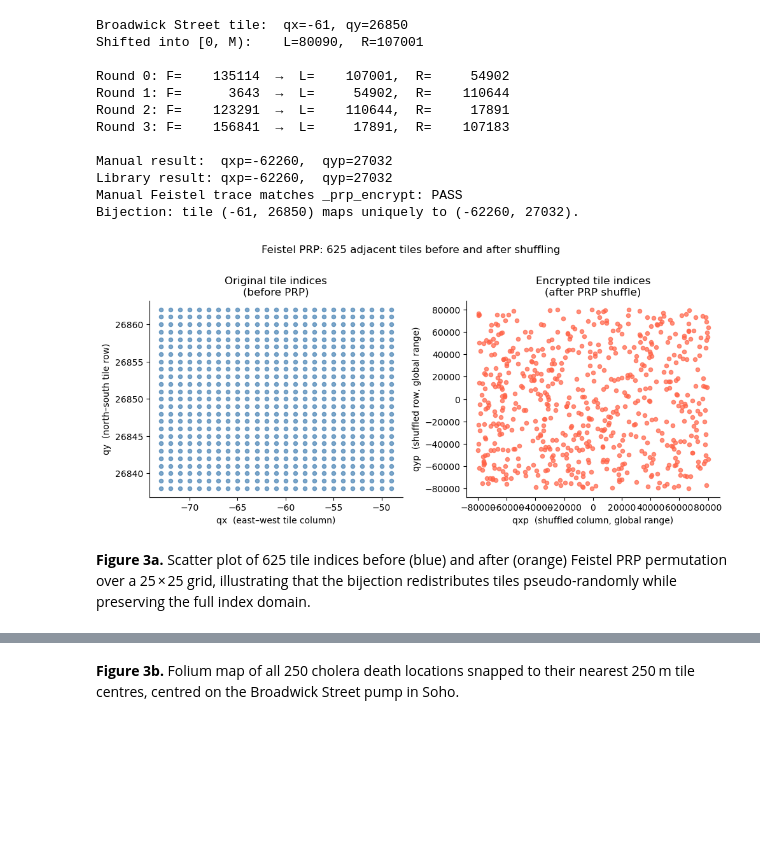
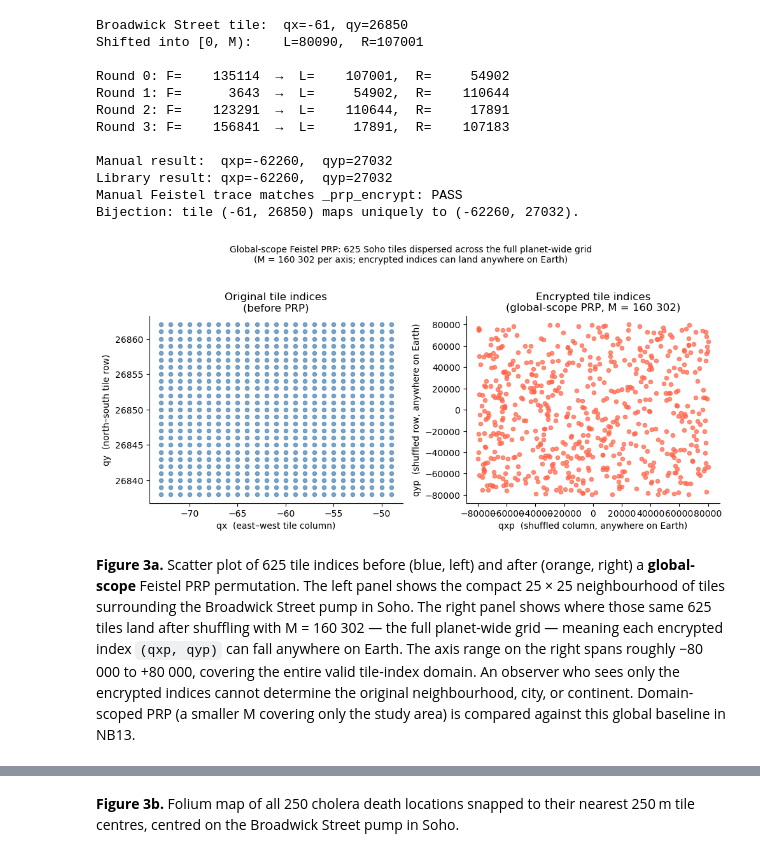
Before and after one commit to PHI-Case-Studies/2026-Map-Encryption-Library, a Jupyter notebook: 03-grid-snapping-and-prp.ipynb, the cells around one changed output, grey strips where cells are left out. Cells and saved outputs as stored; diff of their text form; code cells hidden in the pictures; blank space fills up the shorter version.

Commit message:
NB03 Figure 3a: label global-scope PRP in plot and caption
Right-panel subtitle now reads 'global-scope PRP, M = 160 302'.
Axis labels say 'anywhere on Earth'. Suptitle states M and planet-wide scope.
Caption explains axis range, forward-references NB13 domain-scoped comparison.

Co-Authored-By: Claude Sonnet 4.6 <noreply@anthropic.com>

```diff
--- a/03-grid-snapping-and-prp.ipynb
+++ b/03-grid-snapping-and-prp.ipynb
@@ -342,42 +342,46 @@ Bijection: tile (-61, 26850) maps uniquely to (-62260, 27032).
 #                             the records came from, or even which continent.
 
 prp_key   = hashlib.blake2s(b'nb03-scatter', digest_size=32).digest()  # demo key
 prp_tweak = b'nb03-demo'    # context string binding key to this specific use
 
 orig_qx, orig_qy   = [], []   # plaintext tile columns and rows
 enc_qxp, enc_qyp   = [], []   # encrypted (shuffled) tile columns and rows
 
 for dqx in range(-12, 13):       # 25 steps: qx − 12 … qx + 12
     for dqy in range(-12, 13):   # 25 steps: qy − 12 … qy + 12
         tqx, tqy = qx + dqx, qy + dqy
-        # Apply 10-round Feistel PRP (more rounds → harder to distinguish from random)
+        # Apply 10-round Feistel PRP over the full global grid (M = 160 302)
         tqxp, tqyp = _prp_encrypt(tqx, tqy, prp_key, prp_tweak, BIN, 10)
         orig_qx.append(tqx);  orig_qy.append(tqy)
         enc_qxp.append(tqxp); enc_qyp.append(tqyp)
 
 fig, (ax1, ax2) = plt.subplots(1, 2, figsize=(10, 4.5))
 
 # Left: compact input cluster — 25×25 tiles near the Soho outbreak centre
 ax1.scatter(orig_qx, orig_qy, c='steelblue', s=20, alpha=0.7)
 ax1.set_title('Original tile indices\n(before PRP)')
 ax1.set_xlabel('qx  (east–west tile column)')
 ax1.set_ylabel('qy  (north–south tile row)')
 
 # Right: dispersed output — the same 625 tiles mapped to random-looking positions
-# spanning the full ≈160 000-wide global index range
+# spanning the full global index range [−80 151, +80 150] on each axis (M = 160 302)
 ax2.scatter(enc_qxp, enc_qyp, c='tomato', s=20, alpha=0.7)
-ax2.set_title('Encrypted tile indices\n(after PRP shuffle)')
-ax2.set_xlabel('qxp  (shuffled column, global range)')
-ax2.set_ylabel('qyp  (shuffled row, global range)')
+ax2.set_title('Encrypted tile indices\n(global-scope PRP, M = 160 302)')
+ax2.set_xlabel('qxp  (shuffled column, anywhere on Earth)')
+ax2.set_ylabel('qyp  (shuffled row, anywhere on Earth)')
 
-fig.suptitle('Feistel PRP: 625 adjacent tiles before and after shuffling', y=1.01)
+fig.suptitle(
+    'Global-scope Feistel PRP: 625 Soho tiles dispersed across the full planet-wide grid\n'
+    '(M = 160 302 per axis; encrypted indices can land anywhere on Earth)',
+    y=1.03, fontsize=10
+)
 sns.despine()
 plt.tight_layout()
 plt.show()
 # %% [output]
-[figure, old version]
+[figure, new version]
 # %% [markdown]
-**Figure 3a.** Scatter plot of 625 tile indices before (blue) and after (orange) Feistel PRP permutation over a 25 × 25 grid, illustrating that the bijection redistributes tiles pseudo-randomly while preserving the full index domain.
+**Figure 3a.** Scatter plot of 625 tile indices before (blue, left) and after (orange, right) a **global-scope** Feistel PRP permutation. The left panel shows the compact 25 × 25 neighbourhood of tiles surrounding the Broadwick Street pump in Soho. The right panel shows where those same 625 tiles land after shuffling with M = 160 302 — the full planet-wide grid — meaning each encrypted index `(qxp, qyp)` can fall anywhere on Earth. The axis range on the right spans roughly −80 000 to +80 000, covering the entire valid tile-index domain. An observer who sees only the encrypted indices cannot determine the original neighbourhood, city, or continent. Domain-scoped PRP (a smaller M covering only the study area) is compared against this global baseline in NB13.
 # %%
 import pandas as pd
 import folium
```
